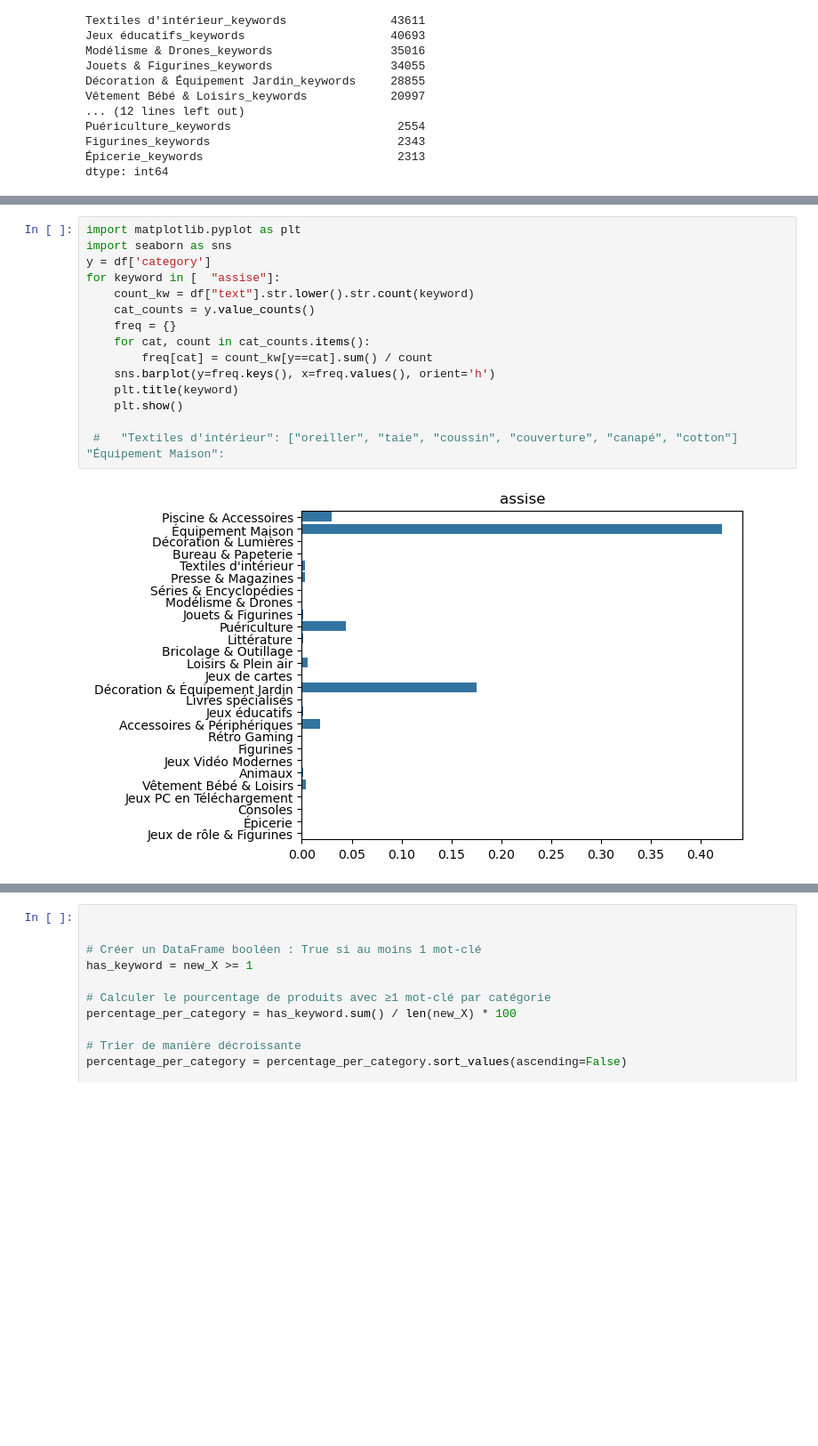
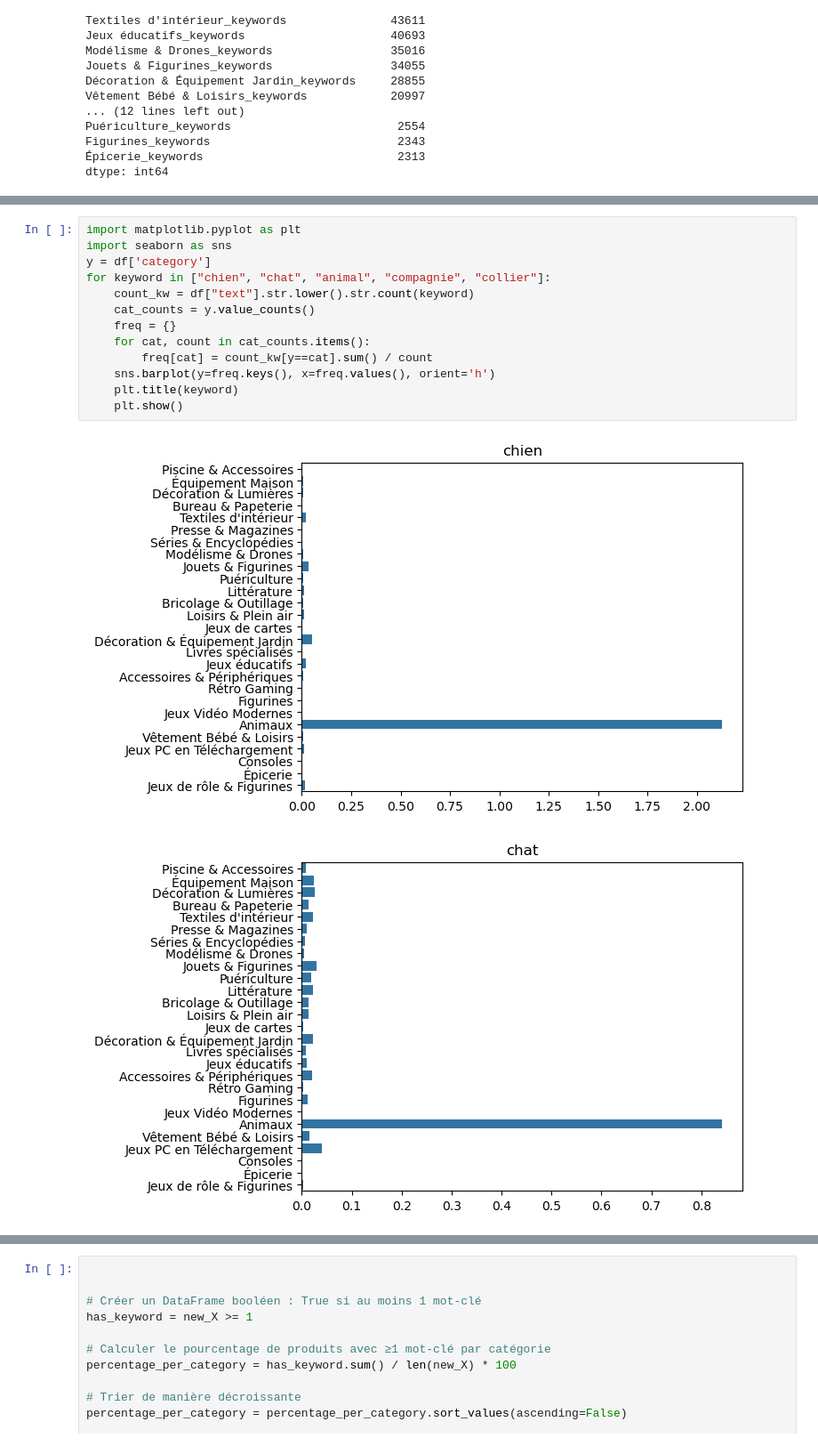
Before and after one commit to beautiful-pixel/DS_rakuten, a Jupyter notebook: exploration_liste_de_mots.ipynb, the cells around one changed output, grey strips where cells are left out. Shown at 89% size. Cells and saved outputs as stored; diff of their text form; blank space fills up the shorter version.

```diff
--- a/exploration_liste_de_mots.ipynb
+++ b/exploration_liste_de_mots.ipynb
@@ -170,17 +207,16 @@ dtype: int64
 # %%
 import matplotlib.pyplot as plt
 import seaborn as sns
 y = df['category']
-for keyword in [  "assise"]:
+for keyword in ["chien", "chat", "animal", "compagnie", "collier"]:
     count_kw = df["text"].str.lower().str.count(keyword)
     cat_counts = y.value_counts()
     freq = {}
     for cat, count in cat_counts.items():
         freq[cat] = count_kw[y==cat].sum() / count
     sns.barplot(y=freq.keys(), x=freq.values(), orient='h')
     plt.title(keyword)
     plt.show()
-
- #   "Textiles d'intérieur": ["oreiller", "taie", "coussin", "couverture", "canapé", "cotton"] "Équipement Maison":
 # %% [output]
-[figure, old version]
+[figure, new version]
+[figure, added]
```
Also changed, not shown: parts of 10 cells of this notebook.
